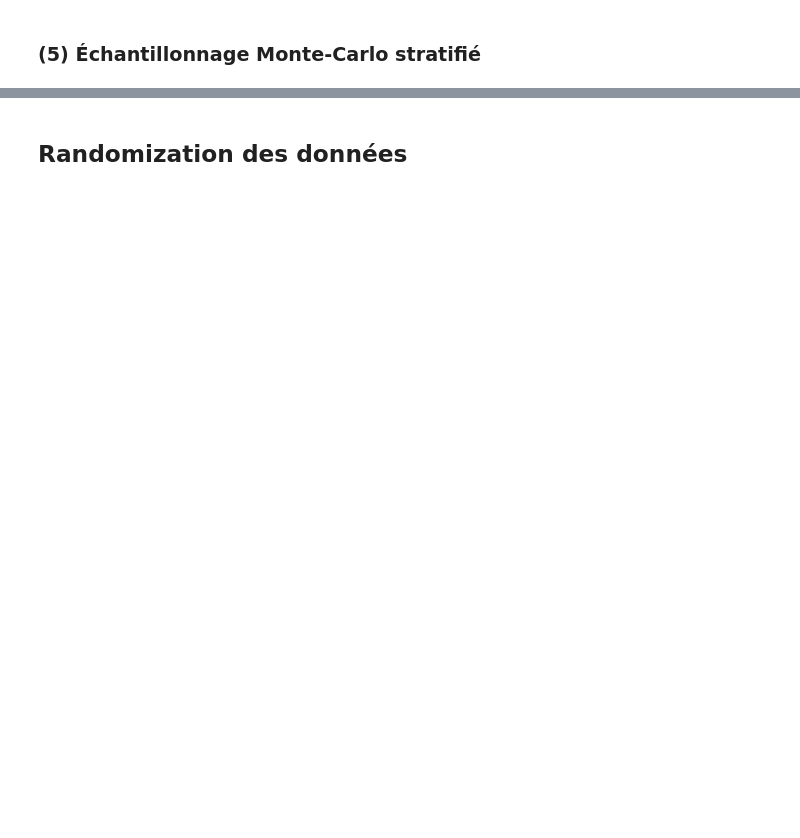
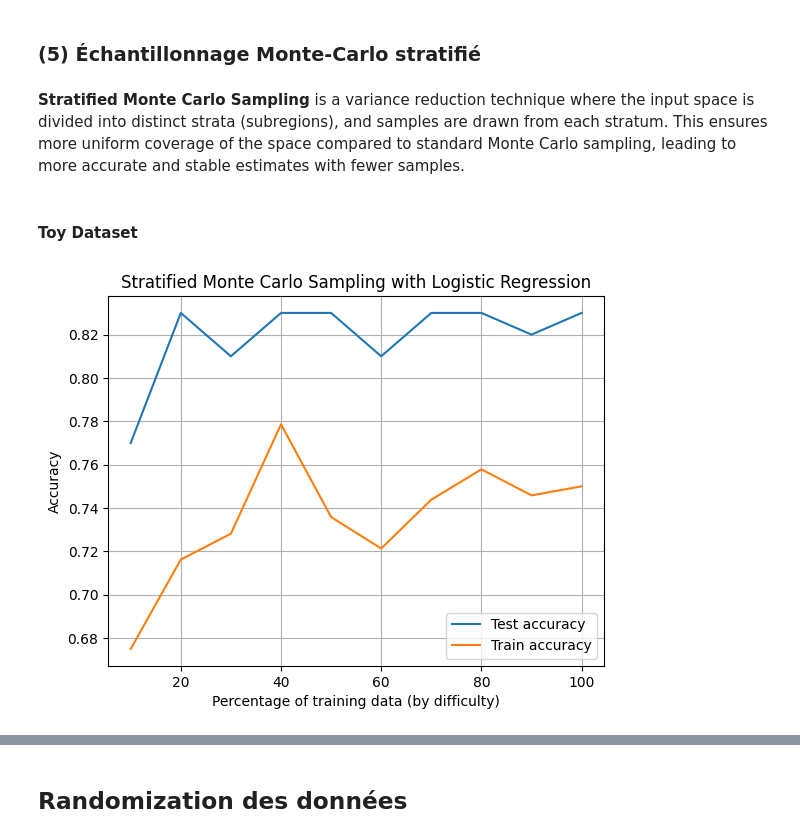
Before and after one commit to Reza-rgb/Opti4ML-TidyTeam, a Jupyter notebook: src/Exploration.ipynb, the cells around one changed output, grey strips where cells are left out. Drawn from its saved outputs; the diff is of its cells as text; code cells hidden in the pictures; blank space fills up the shorter version.

```diff
--- a/src/Exploration.ipynb
+++ b/src/Exploration.ipynb
@@ -592,2 +714,50 @@ plt.show()
 # %% [markdown]
 ### (5) Échantillonnage Monte-Carlo stratifié
+# %% [markdown]
+**Stratified Monte Carlo Sampling** is a variance reduction technique where the input space is divided into distinct strata (subregions), and samples are drawn from each stratum. This ensures more uniform coverage of the space compared to standard Monte Carlo sampling, leading to more accurate and stable estimates with fewer samples.
+# %% [markdown]
+#### Toy Dataset
+# %%
+# Compute and normalize difficulty
+toy_difficulty = compute_toy_difficulty(X_train_toy)
+norm_toy_difficulty = (toy_difficulty - toy_difficulty.min()) / (toy_difficulty.max() - toy_difficulty.min())
+
+# Number of strata
+n_strata = 10
+strata_bounds = np.linspace(0, 1, n_strata + 1)
+strata_indices = [np.where((norm_toy_difficulty >= strata_bounds[i]) &
+                           (norm_toy_difficulty < strata_bounds[i + 1]))[0]
+                  for i in range(n_strata)]
+
+difficulty_range = np.linspace(0.1, 1.0, 10)
+clf = LogisticRegression()
+
+train_accuracies = []
+test_accuracies = []
+
+for percentage in difficulty_range:
+    n_samples_total = int(percentage * len(X_train_toy))
+    n_samples_per_stratum = n_samples_total // n_strata
+
+    selected_indices = []
+
+    for indices in strata_indices:
+        if len(indices) == 0:
+            continue
+        stratum_sample = np.random.choice(indices, min(n_samples_per_stratum, len(indices)), replace=False)
+        selected_indices.extend(stratum_sample)
+
+    X_train = X_train_toy[selected_indices]
+    y_train = y_train_toy[selected_indices]
+
+    clf.fit(X_train, y_train)
+
+    train_acc = accuracy_score(y_train, clf.predict(X_train))
+    test_acc = accuracy_score(y_test_toy, clf.predict(X_test_toy))
+
+    train_accuracies.append(train_acc)
+    test_accuracies.append(test_acc)
+
+plot_CL_results(difficulty_range, test_accuracies, train_accuracies, "Stratified Monte Carlo Sampling with Logistic Regression")
+# %% [output]
+[figure, added]
```
Also changed, not shown: parts of 28 cells of this notebook.
